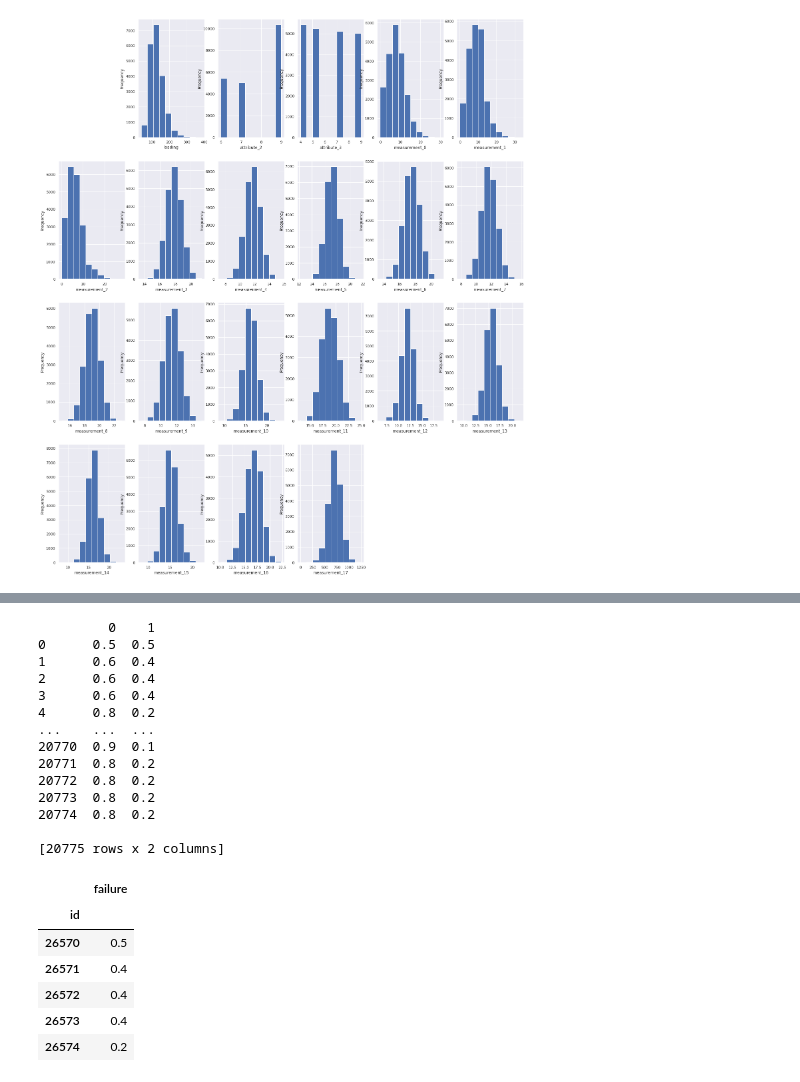
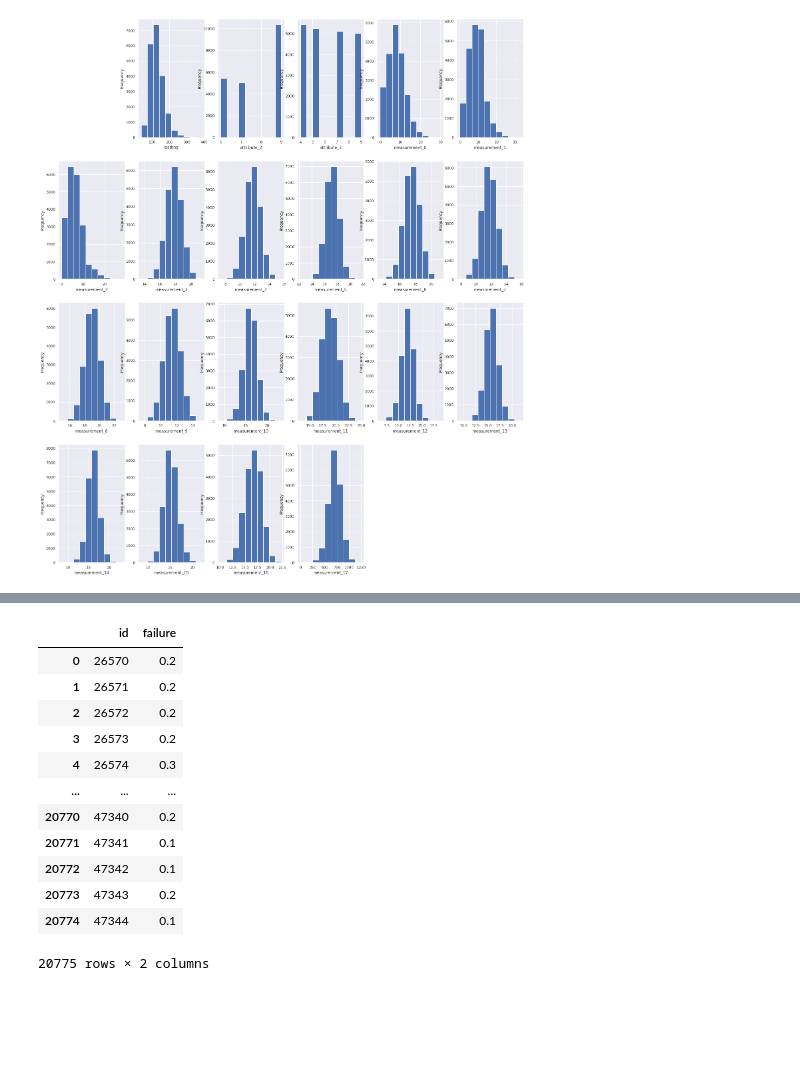
Before and after one commit to indhra/2019, a Jupyter notebook: playgroundseries-aug22.ipynb, the cells around one changed output, grey strips where cells are left out. Cells and saved outputs as stored; diff of their text form; code cells hidden in the pictures; blank space fills up the shorter version.

```diff
--- a/playgroundseries-aug22.ipynb
+++ b/playgroundseries-aug22.ipynb
@@ -977,32 +1169,47 @@ sub_test_data
+# %%
+uniq_tests = sub_test_data.product_code.unique()
+
+ids_list, preds = [],[]
+
+ffdf = pd.DataFrame()
+# for uni in uniq_tests:
+#     temps = sub_test_data[sub_test_data.product_code == uni]
+idss = sub_test_data.id.tolist()
+#     ids_list.append(idss)
+
+temps  = sub_test_data.drop(['id','product_code'], axis=1)
+
+preds1 = ( dt_model.predict_proba(temps.values))
+predss = pd.DataFrame(np.round(preds1,1))
+predss['id'] = idss
+ffdf = pd.concat([ffdf,predss])
+
+
+ffdf = ffdf[['id',1]]
+final= ffdf.rename(columns={1:'failure'})
+final.to_csv('submision.csv', index=False)
 # %%
-print(final)#['attribute_0'].unique())
-final_arr = final[1].tolist()
+# print(final)#['attribute_0'].unique())
+# final_arr = final[1].tolist()
+
+
+# final = pd.DataFrame({'failure':final_arr,'id':indx})
+
+# final.set_index('id', inplace = True)
-# %% [output]
-         0    1
-0      0.5  0.5
-1      0.6  0.4
-2      0.6  0.4
-3      0.6  0.4
-4      0.8  0.2
-...    ...  ...
-20770  0.9  0.1
-20771  0.8  0.2
-20772  0.8  0.2
-20773  0.8  0.2
-20774  0.8  0.2
-
-[20775 rows x 2 columns]
-# %%
-final = pd.DataFrame({'failure':final_arr,'id':indx})
-final.set_index('id', inplace = True)
 # %%
-final.head()
+final
 # %% [output]
-|  | failure |
-| id |  |
-| 26570 | 0.5 |
-| 26571 | 0.4 |
-| 26572 | 0.4 |
-| 26573 | 0.4 |
-| 26574 | 0.2 |
+|  | id | failure |
+| 0 | 26570 | 0.2 |
+| 1 | 26571 | 0.2 |
+| 2 | 26572 | 0.2 |
+| 3 | 26573 | 0.2 |
+| 4 | 26574 | 0.3 |
+| ... | ... | ... |
+| 20770 | 47340 | 0.2 |
+| 20771 | 47341 | 0.1 |
+| 20772 | 47342 | 0.1 |
+| 20773 | 47343 | 0.2 |
+| 20774 | 47344 | 0.1 |
+20775 rows × 2 columns
 # %%
```
Also changed, not shown: parts of 33 cells of this notebook.
